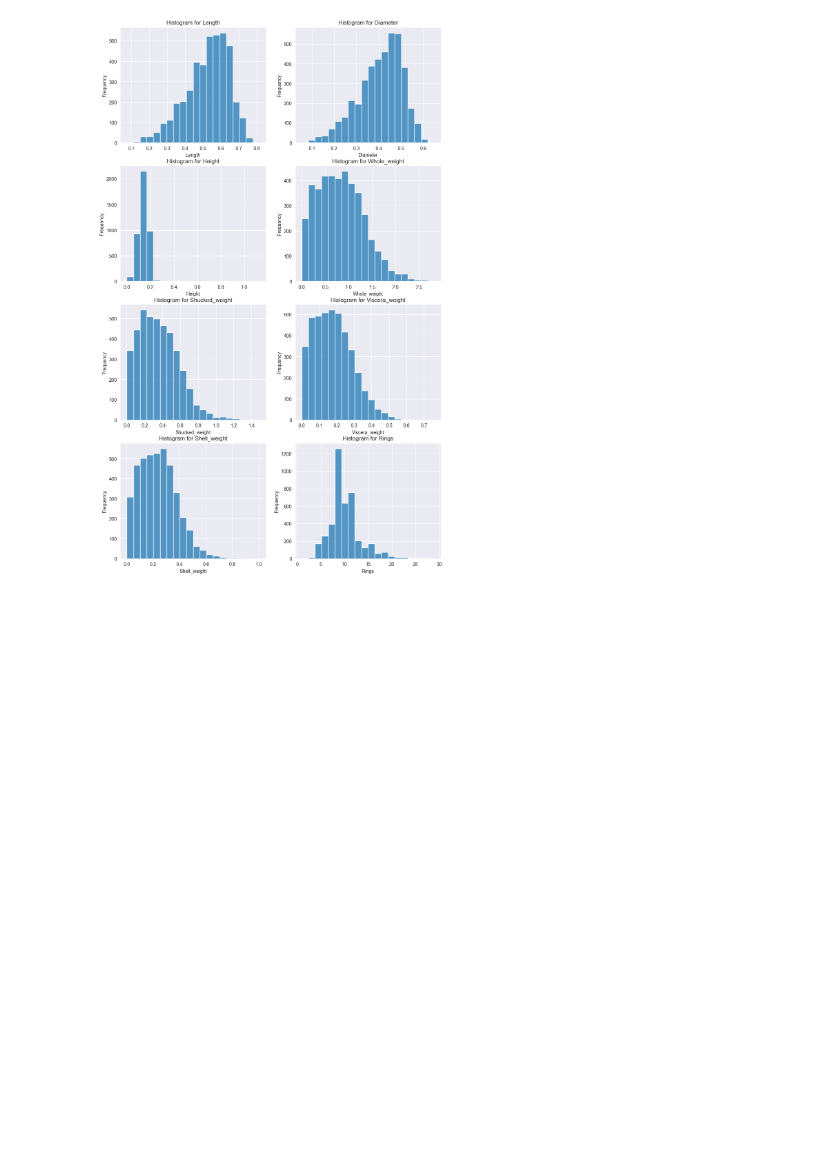
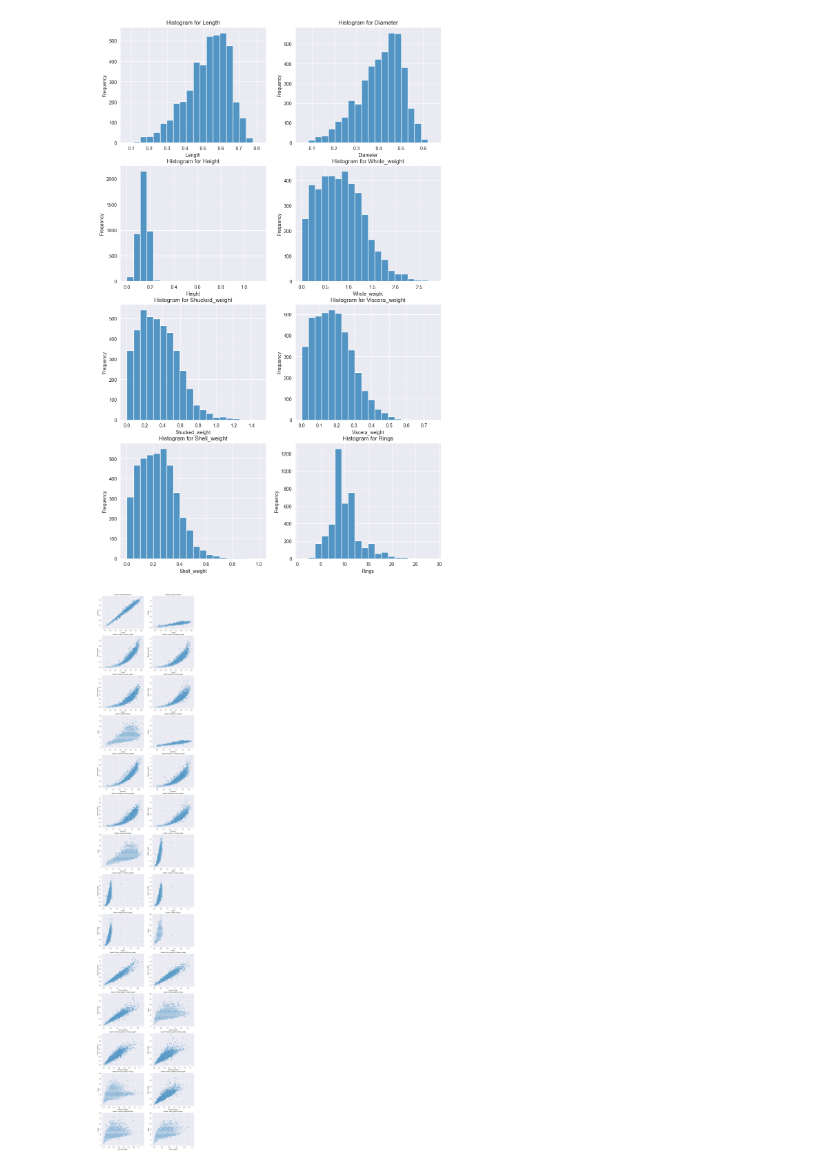
Before and after one commit to EmelusP/PIP, a Jupyter notebook: PIP_Task1/Task1.ipynb, the cells around one changed output. Cells and saved outputs as stored; diff of their text form; code cells hidden in the pictures; blank space fills up the shorter version.

```diff
--- a/PIP_Task1/Task1.ipynb
+++ b/PIP_Task1/Task1.ipynb
@@ -75,3 +75,28 @@ for i, col in enumerate(quantitative_vars):
 plt.show()
 # %% [output]
 [figure]
+# %%
+var_pairs = []
+for i in range(len(quantitative_vars)):
+    for j in range(i + 1, len(quantitative_vars)):
+        var_pairs.append((quantitative_vars[i], quantitative_vars[j]))
+
+fig, axes = plt.subplots(nrows=14, ncols=2, figsize=(12, 72))
+axes_flat = axes.flatten()
+
+for i, pair in enumerate(var_pairs):
+    var1, var2 = pair
+    ax = axes_flat[i]
+
+    sns.scatterplot(
+        data=data,
+        x=var1,
+        y=var2,
+        ax=ax,
+        s=15
+    )
+    ax.set_title(f'Scatter: {var1} vs {var2}', fontsize=10)
+
+plt.show()
+# %% [output]
+[figure, added]
```
